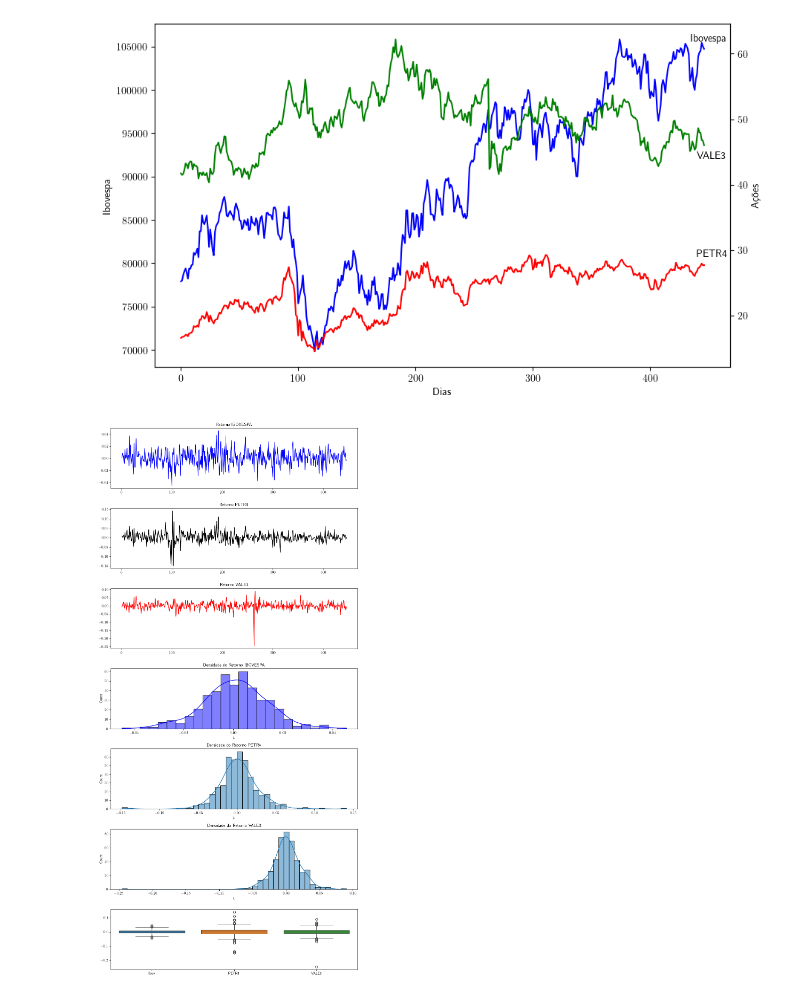
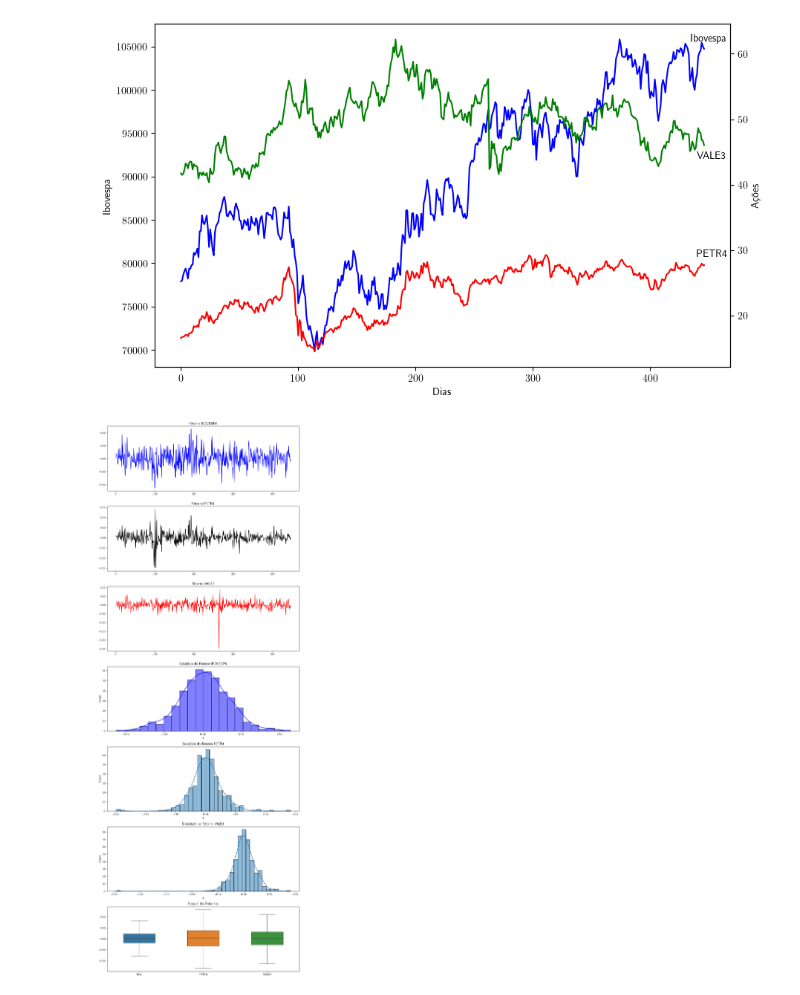
Before and after one commit to eraosso/PMF, a Jupyter notebook: Capitulo-3.ipynb, the cells around one changed output. Drawn from its saved outputs; the diff is of its cells as text; code cells hidden in the pictures.

```diff
--- a/Capitulo-3.ipynb
+++ b/Capitulo-3.ipynb
@@ -658,30 +660,31 @@ plt.show()
 # %% [output]
 [figure]
 # %%
-fig, axs = plt.subplots(nrows=7, ncols=1, figsize=(10, 21))
+fig, axs = plt.subplots(nrows=7, ncols=1, figsize=(10, 27))
 
 # Plota retornos IBOVESPA, PETR3 e VALE3
 axs[0].plot(retorno_ibov, color="blue")
 axs[0].set_title("Retorno IBOVESPA")
 axs[1].plot(retorno_petr4, color="black")
 axs[1].set_title("Retorno PETR4")
 axs[2].plot(retorno_vale3, color="red")
 axs[2].set_title("Retorno VALE3")
 
 
 # Plota histogramas com densidade
-sns.histplot(retorno_ibov, bins=25, kde=True, color="blue", ax=axs[3])
+sns.histplot(retorno_ibov, kde=True, color="blue", ax=axs[3])
 axs[3].set_title("Densidade do Retorno IBOVESPA")
 sns.histplot(retorno_petr4, kde=True, ax=axs[4])
 axs[4].set_title("Densidade do Retorno PETR4")
 sns.histplot(retorno_vale3, kde=True, ax=axs[5])
 axs[5].set_title("Densidade do Retorno VALE3")
 
 # Plota Boxplots
-sns.boxplot([retorno_ibov.values, retorno_petr4.values, retorno_vale3.values], orient="v", showfliers=True, ax=axs[6])
+sns.boxplot([retorno_ibov.values, retorno_petr4.values, retorno_vale3.values], orient="v", width=0.5, showfliers=False, ax=axs[6])
 plt.xticks(ticks=[0, 1, 2], labels=["Ibov", "PETR4", "VALE3"])
+plt.title("Boxplot dos Retornos")
 
 plt.tight_layout()
 plt.show()
 # %% [output]
-[figure, old version]
+[figure, new version]
```
Also changed, not shown: parts of 32 cells of this notebook, 2 other files.
